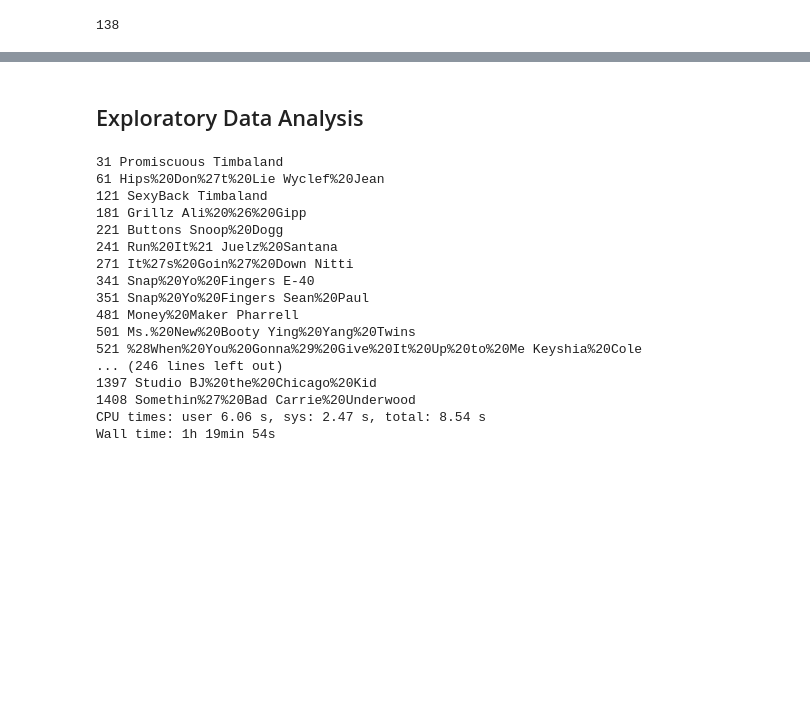
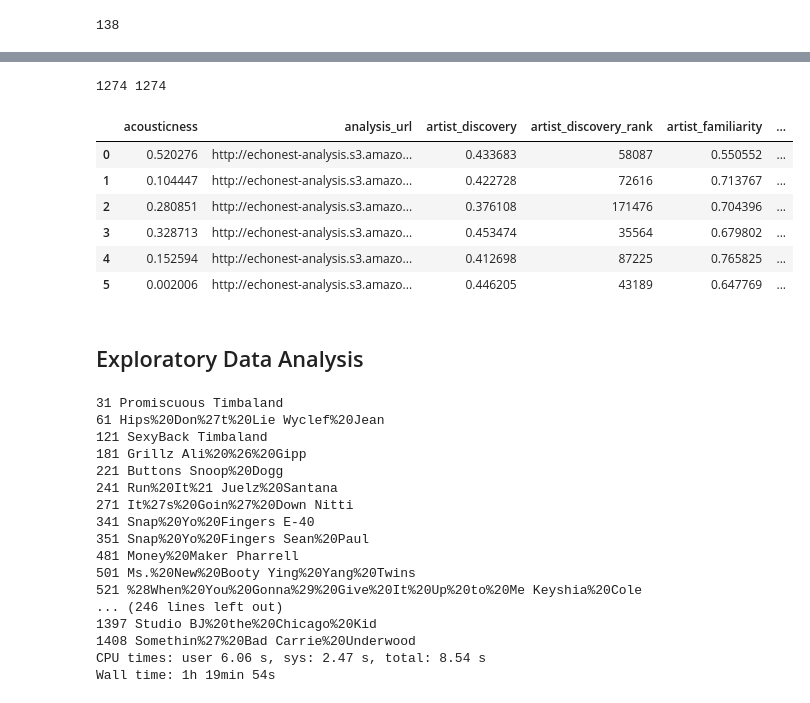
Before and after one commit to matlisa/crimsondance, a Jupyter notebook: Final Project.ipynb, the cells around one changed output, grey strips where cells are left out. Cells and saved outputs as stored; diff of their text form; code cells hidden in the pictures; blank space fills up the shorter version.

```diff
--- a/Final Project.ipynb
+++ b/Final Project.ipynb
@@ -293,3 +305,15 @@ def flatten(all_songs, billboard):
+# %%
+df_echonest2 = flatten(all_songs_0614, flatframe[(flatframe.year >= 2006) & (flatframe.year <= 2014)])
+df_echonest2.head(6)
+# %% [output]
+1274 1274
+|  | acousticness | analysis_url | artist_discovery | artist_discovery_rank | artist_familiarity | ... |
+| 0 | 0.520276 | http://echonest-analysis.s3.amazo... | 0.433683 | 58087 | 0.550552 | ... |
+| 1 | 0.104447 | http://echonest-analysis.s3.amazo... | 0.422728 | 72616 | 0.713767 | ... |
+| 2 | 0.280851 | http://echonest-analysis.s3.amazo... | 0.376108 | 171476 | 0.704396 | ... |
+| 3 | 0.328713 | http://echonest-analysis.s3.amazo... | 0.453474 | 35564 | 0.679802 | ... |
+| 4 | 0.152594 | http://echonest-analysis.s3.amazo... | 0.412698 | 87225 | 0.765825 | ... |
+| 5 | 0.002006 | http://echonest-analysis.s3.amazo... | 0.446205 | 43189 | 0.647769 | ... |
 # %%
 # df_echonest = flatten(all_songs_95_04, flatframe[(flatframe.year >= 1995) & (flatframe.year <= 2004)])
 # df_echonest.head(6)
```
Also changed, not shown: parts of 5 cells of this notebook, 2 other files.
